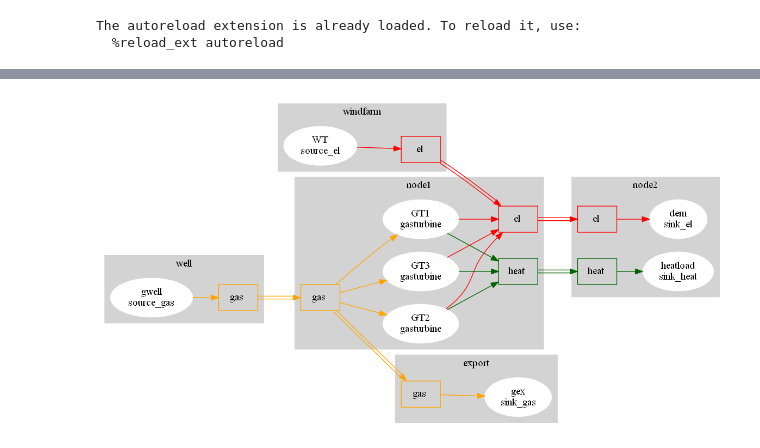
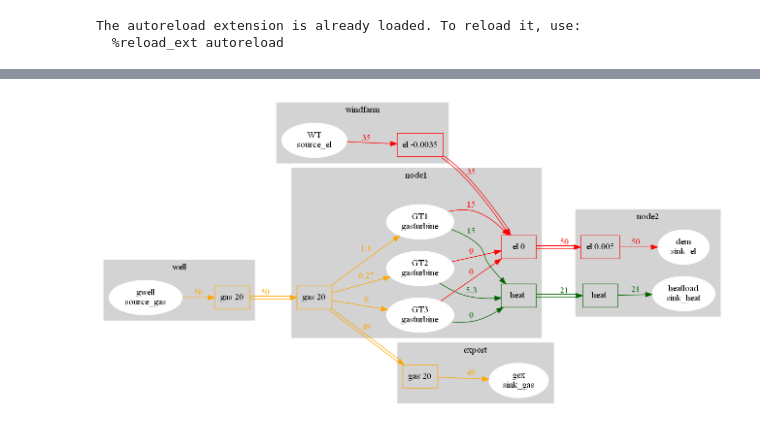
Before and after one commit to oogeso/oogeso, a Jupyter notebook: examples/test case2.ipynb, the cells around one changed output, grey strips where cells are left out. Cells and saved outputs as stored; diff of their text form; code cells hidden in the pictures.

```diff
--- a/examples/test case2.ipynb
+++ b/examples/test case2.ipynb
@@ -64,9 +123,9 @@ constrDevice_startup_delay : Size=270, Index=constrDevice_startup_delay_index, A
 # %%
-dotG=plots.plotNetwork(mc,timestep=None,filename=None)
+dotG=plots.plotNetwork(mc,timestep=15,filename=None)
 #IPython.display.SVG(dotG.create_svg()) #original size, vector graphics
 IPython.display.Image(dotG.create_png()) #scales automatically to page width
 # %% [output]
-[figure, old version]
+[figure, new version]
 # %%
 fig=plots.plot_SumPowerMix(mc,carrier="el")
 # %% [output]
```
Also changed, not shown: parts of 14 cells of this notebook, 2 other files.
